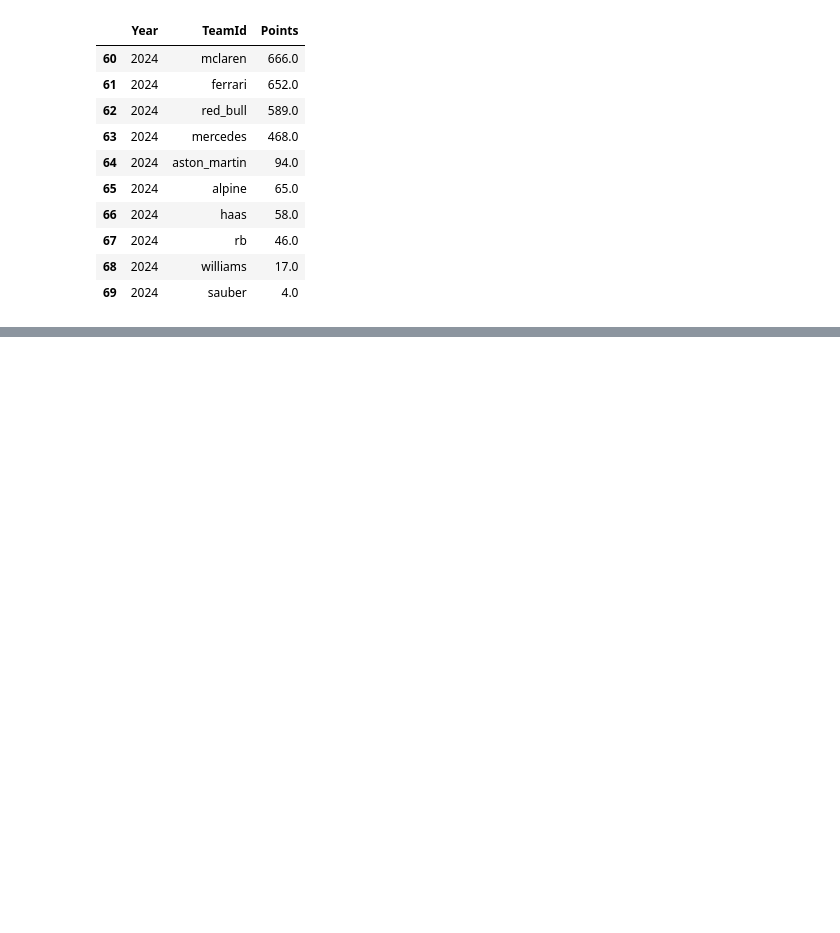
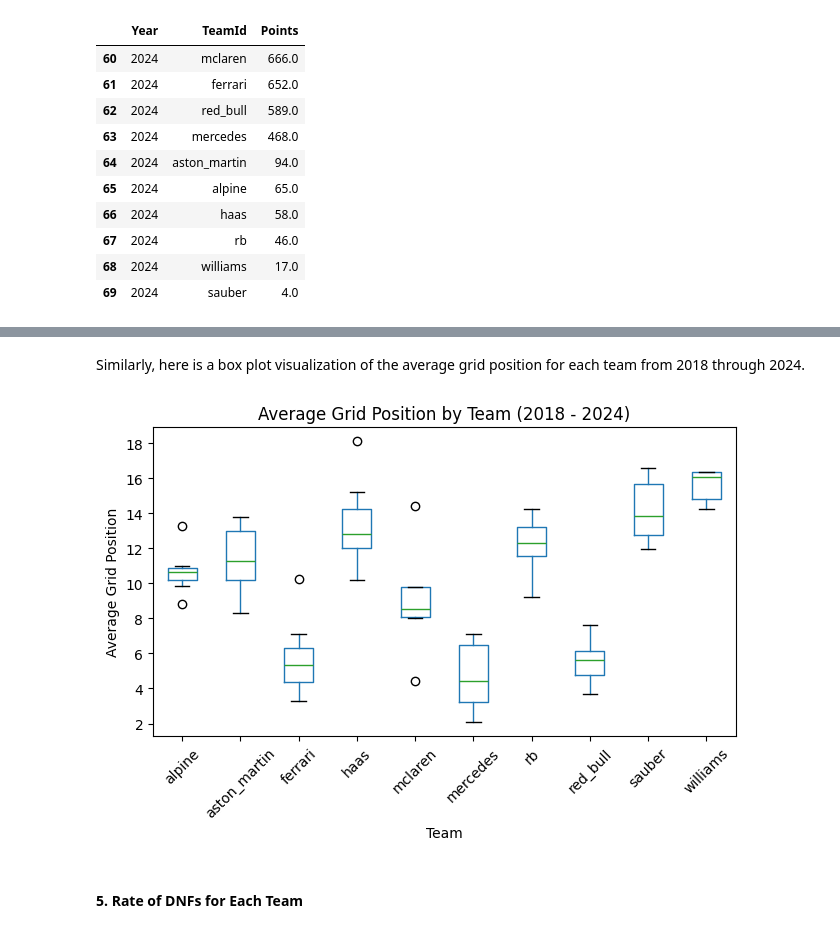
Before and after one commit to xjuliabutlerx/f1-constructors-predictor, a Jupyter notebook: src/notebooks/eda.ipynb, the cells around one changed output, grey strips where cells are left out. Drawn from its saved outputs; the diff is of its cells as text; code cells hidden in the pictures; blank space fills up the shorter version.

```diff
--- a/src/notebooks/eda.ipynb
+++ b/src/notebooks/eda.ipynb
@@ -135,0 +248,5 @@ POINTS_PER_SEASON_BY_TEAM_DF.tail(10)
+# %%
+GRID_POSITION_BY_TEAM_BY_YEAR_DF = ALL_RACE_DATA_DF[["Year", "TeamId", "GridPosition"]].groupby(["Year", "TeamId"])["GridPosition"].mean().reset_index()
+GRID_POSITION_BY_TEAM_BY_YEAR_DF = GRID_POSITION_BY_TEAM_BY_YEAR_DF.sort_values(by=["Year", "GridPosition"], ascending=[True, True]).reset_index(drop=True)
+
+GRID_POSITION_BY_TEAM_BY_YEAR_DF.head(10)
@@ -135,0 +295,15 @@ POINTS_PER_SEASON_BY_TEAM_DF.tail(10)
+# %% [markdown]
+Similarly, here is a box plot visualization of the average grid position for each team from 2018 through 2024.
+# %%
+GRID_POSITION_BY_TEAM_BY_YEAR_DF.boxplot(column="GridPosition", by="TeamId", grid=False)
+plt.suptitle("")
+plt.title("Average Grid Position by Team (2018 - 2024)")
+plt.xlabel("Team")
+plt.xticks(rotation=45)
+plt.tight_layout()
+plt.ylabel("Average Grid Position")
+plt.show()
+# %% [output]
+[figure, added]
+# %% [markdown]
+#### 5. Rate of DNFs for Each Team
```
Also changed, not shown: parts of 59 cells of this notebook.
